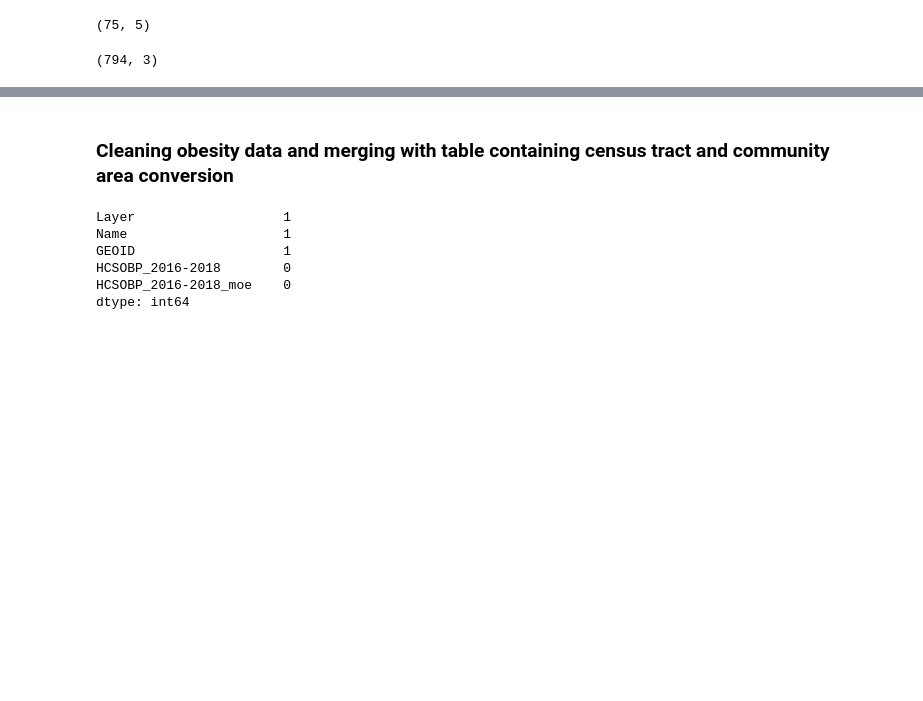
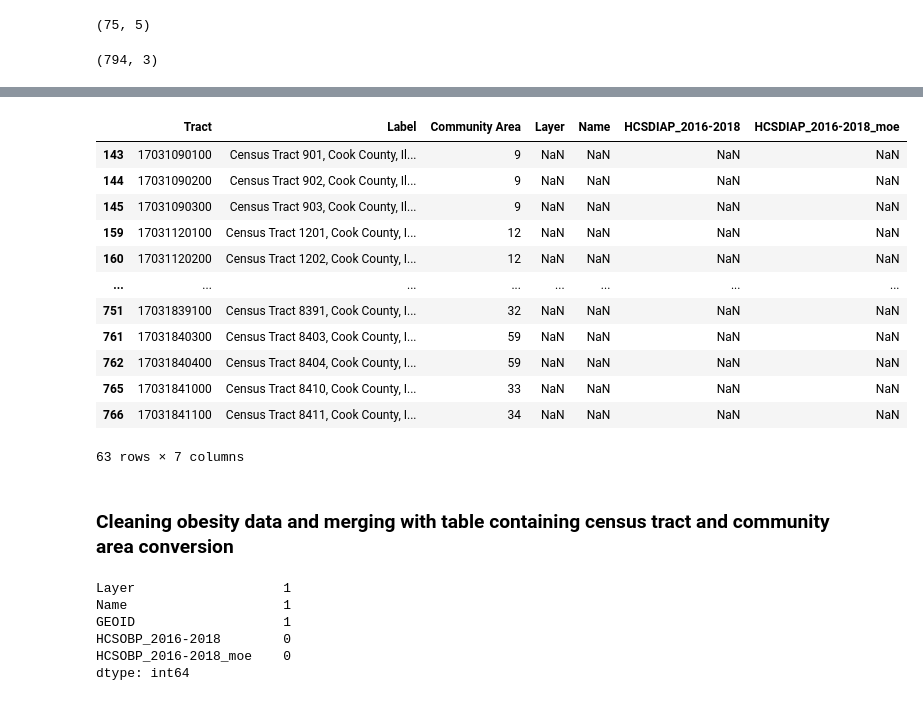
Before and after one commit to kathysimon99/food_deserts_chicago, a Jupyter notebook: food_access_eda.ipynb, the cells around one changed output, grey strips where cells are left out. Saved outputs shown, nothing was run; the diff lists cells and outputs as text; code cells hidden in the pictures; blank space fills up the shorter version.

Commit message:
adding diabetes files

```diff
--- a/food_access_eda.ipynb
+++ b/food_access_eda.ipynb
@@ -29,0 +68,9 @@ census_to_community.shape
+# %%
+def float_to_int(num):
+    return int(num)
+
+diabetes_rate_df['GEOID'] = diabetes_rate_df['GEOID'].apply(float_to_int)
+# %%
+# Convert the rows that should be numeric but were not coded as such because of the extra header to float.
+diabetes_rate_df['HCSDIAP_2016-2018'] = diabetes_rate_df['HCSDIAP_2016-2018'].apply(ct.convert_to_float)
+diabetes_rate_df['HCSDIAP_2016-2018_moe'] = diabetes_rate_df['HCSDIAP_2016-2018_moe'].apply(ct.convert_to_float)
@@ -29,0 +95,4 @@ census_to_community.shape
+# %%
+diabetes_rate_df.rename({'GEOID': 'Community Area'}, axis=1, inplace=True)
+# %%
+diabetes_rate_by_census_df = pd.merge(left=census_to_community, right=diabetes_rate_df, how='left', on='Community Area')
@@ -29,0 +131,17 @@ census_to_community.shape
+# %%
+#63 rows of NA values
+diabetes_rate_by_census_df[diabetes_rate_by_census_df['HCSDIAP_2016-2018'].isna()]
+# %% [output]
+|  | Tract | Label | Community Area | Layer | Name | HCSDIAP_2016-2018 | HCSDIAP_2016-2018_moe |
+| 143 | 17031090100 | Census Tract 901, Cook County, Il... | 9 | NaN | NaN | NaN | NaN |
+| 144 | 17031090200 | Census Tract 902, Cook County, Il... | 9 | NaN | NaN | NaN | NaN |
+| 145 | 17031090300 | Census Tract 903, Cook County, Il... | 9 | NaN | NaN | NaN | NaN |
+| 159 | 17031120100 | Census Tract 1201, Cook County, I... | 12 | NaN | NaN | NaN | NaN |
+| 160 | 17031120200 | Census Tract 1202, Cook County, I... | 12 | NaN | NaN | NaN | NaN |
+| ... | ... | ... | ... | ... | ... | ... | ... |
+| 751 | 17031839100 | Census Tract 8391, Cook County, I... | 32 | NaN | NaN | NaN | NaN |
+| 761 | 17031840300 | Census Tract 8403, Cook County, I... | 59 | NaN | NaN | NaN | NaN |
+| 762 | 17031840400 | Census Tract 8404, Cook County, I... | 59 | NaN | NaN | NaN | NaN |
+| 765 | 17031841000 | Census Tract 8410, Cook County, I... | 33 | NaN | NaN | NaN | NaN |
+| 766 | 17031841100 | Census Tract 8411, Cook County, I... | 34 | NaN | NaN | NaN | NaN |
+63 rows × 7 columns
```
Also changed, not shown: parts of 19 cells of this notebook, 3 other files.
